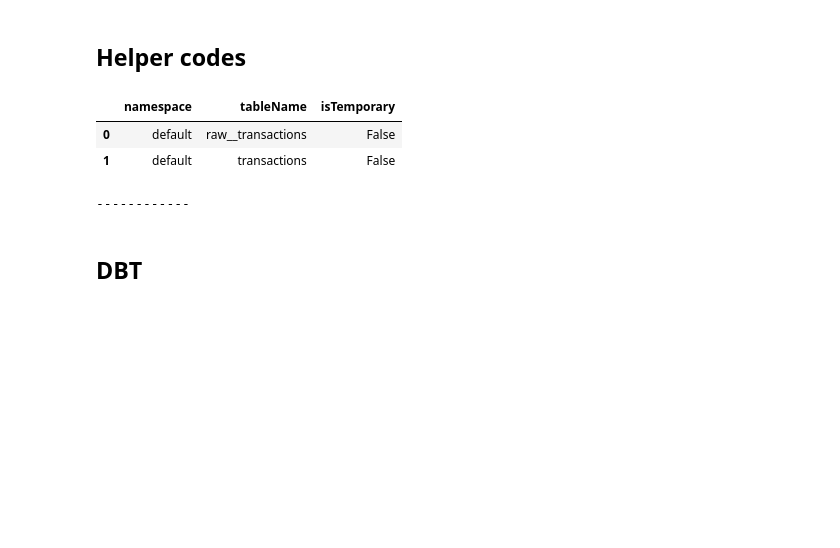
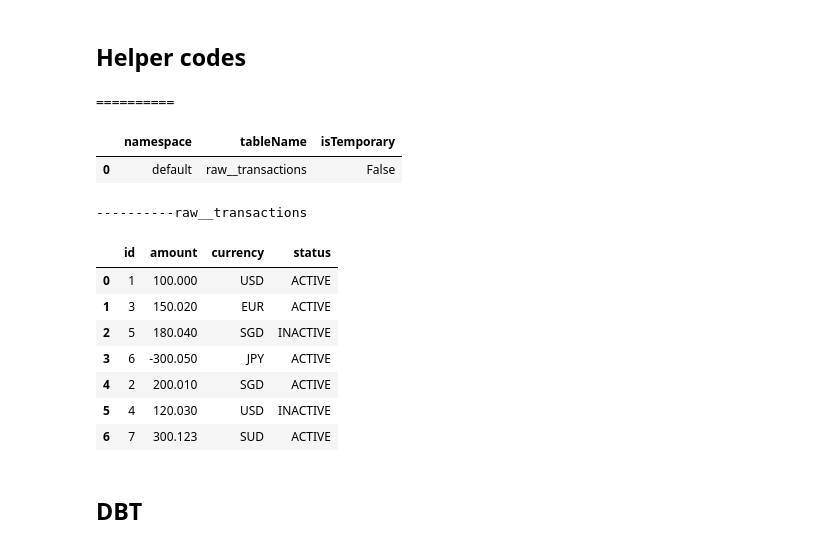
Before and after one commit to VincentChong123/dbt-spark-demo, a Jupyter notebook: demo/dbt-spark-demo.ipynb, the cells around one changed output. Drawn from its saved outputs; the diff is of its cells as text; code cells hidden in the pictures; blank space fills up the shorter version.

```diff
--- a/demo/dbt-spark-demo.ipynb
+++ b/demo/dbt-spark-demo.ipynb
@@ -148,51 +143,90 @@ filepath="/usr/app/demo/results/test_start.txt"
 from pyhive import hive
 import pandas as pd
 from sqlalchemy.engine import create_engine
+from typing import List
 
 
-def check_table(host=spark_thrift_service_name, message_to_be_printed=""):
+def show_databases(
+    host="dbt-spark3-thrift", message_to_be_printed="", port=10000
+) -> List[str]:
     # with hive.Connection(host=spark_thrift_service_name, port=10000,
     #                     #    username='',
     #                     database='default') as conn:
 
     #     # Query all tables in the default database
     #     df = pd.read_sql("SHOW TABLES", conn)
 
     #     # Display tables
     #     display(df)
     print(message_to_be_printed)
-    engine = create_engine(f"hive://{spark_thrift_service_name}:10000/default")
-    df = pd.read_sql("SHOW TABLES;", engine)
-    # display(df)
+    engine = create_engine(f"hive://{host}:{port}/")
+    df = pd.read_sql("SHOW DATABASES;", engine)
     display(df)
+    return df.namespace.to_list()
 
 
-def show_table_details(
-    table_name,
+def show_tables(
+    host="dbt-spark3-thrift", database_name="default", message_to_be_printed=""
+) -> List[str]:
+    # with hive.Connection(host=spark_thrift_service_name, port=10000,
+    #                     #    username='',
+    #                     database='default') as conn:
+
+    #     # Query all tables in the default database
+    #     df = pd.read_sql("SHOW TABLES", conn)
+
+    #     # Display tables
+    #     display(df)
+    print(message_to_be_printed)
+    engine = create_engine(f"hive://{host}:10000/{database_name}")
+    df = pd.read_sql("SHOW TABLES;", engine)
+    display(df)
+    return df.tableName.to_list()
+
+
+def select_from_table(
     database_name="default",
-    # host=spark_thrift_service_name,
+    table_name="transactions",
+    host="dbt-spark3-thrift",
     port=10000,
+    message_to_be_printed="",
+    suffix_sql="",
 ):
     # sqlAlchemy api fail here due to "sqlAlchemy relection": TODO investigate root cause
     # engine = create_engine(f'hive://{spark_thrift_service_name}:10000/default')
     # df = pd.read_sql(f"select * from {table_name} limit 10", engine)
 
-    with hive.Connection(
-        host=spark_thrift_service_name, port=port, database=database_name
-    ) as conn:
-        df = pd.read_sql(f"select * from {database_name}.{table_name}", conn)
-
+    print(message_to_be_printed)
+    with hive.Connection(host=host, port=port, database=database_name) as conn:
+        df = pd.read_sql(
+            f"select * from {database_name}.{table_name} {suffix_sql};", conn
+        )
         display(df)
+        pass
 
 
-check_table()
-print("------------")
-# show_table_details("transactions")
+# print(show_databases(message_to_be_printed="tables in database"))
+
+table_names = show_tables(database_name="default", message_to_be_printed=f"{'='*10}")
+# print("------------")
+# select_from_table()
+for names in table_names:
+    select_from_table(
+        table_name="raw__transactions", message_to_be_printed=f"{'-'*10}{names}"
+    )
 # %% [output]
+==========
 |  | namespace | tableName | isTemporary |
 | 0 | default | raw__transactions | False |
-| 1 | default | transactions | False |
-------------
+----------raw__transactions
+|  | id | amount | currency | status |
+| 0 | 1 | 100.000 | USD | ACTIVE |
+| 1 | 3 | 150.020 | EUR | ACTIVE |
+| 2 | 5 | 180.040 | SGD | INACTIVE |
+| 3 | 6 | -300.050 | JPY | ACTIVE |
+| 4 | 2 | 200.010 | SGD | ACTIVE |
+| 5 | 4 | 120.030 | USD | INACTIVE |
+| 6 | 7 | 300.123 | SUD | ACTIVE |
 # %% [markdown]
 ## DBT
 # %%
```
Also changed, not shown: parts of 42 cells of this notebook, 44 other files.
